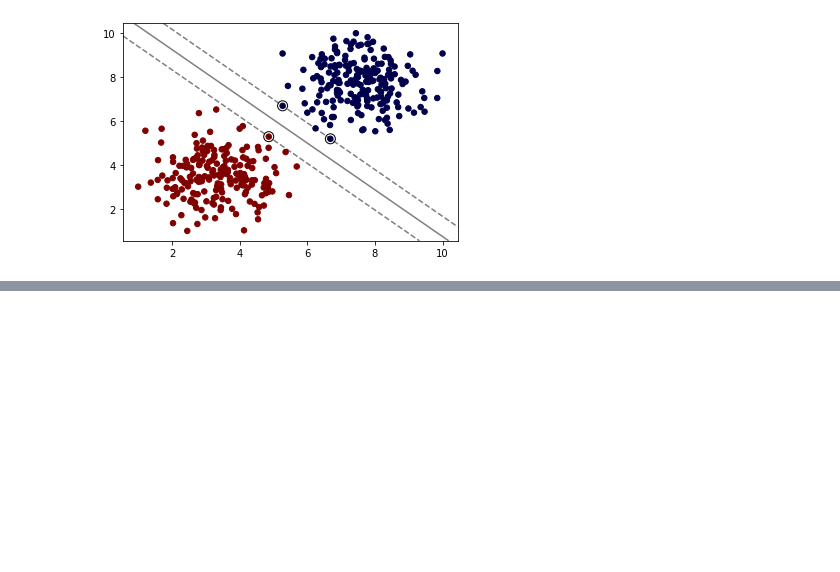
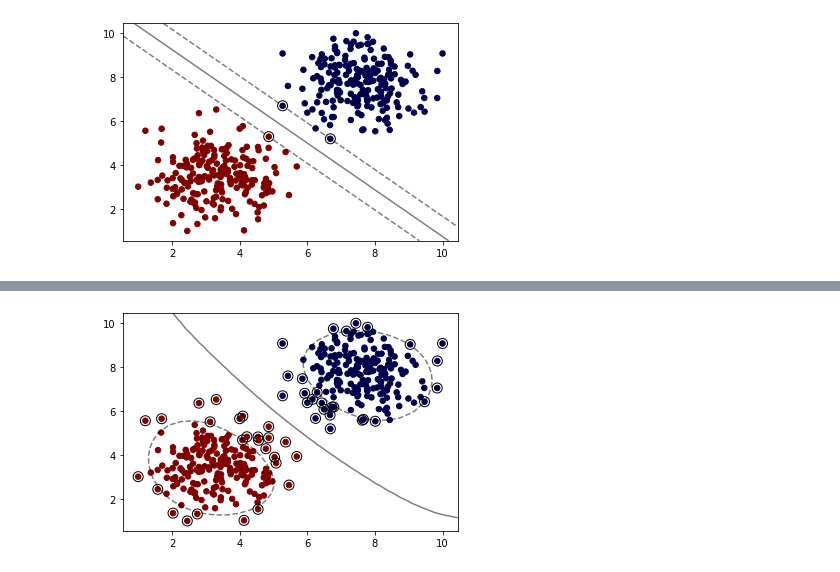
Before and after one commit to Burcusenol/Machine-Learning-Algorithms, a Jupyter notebook: Support Vector Machines/Support Vector.ipynb, the cells around one changed output, grey strips where cells are left out. Cells and saved outputs as stored; diff of their text form; code cells hidden in the pictures; blank space fills up the shorter version.

```diff
--- a/Support Vector Machines/Support Vector.ipynb
+++ b/Support Vector Machines/Support Vector.ipynb
@@ -76,0 +95,6 @@ plot_svm_boundary(model,X,y)
+# %%
+model=SVC(kernel="rbf",C=0.1)
+model.fit(X,y)
+plot_svm_boundary(model,X,y)
+# %% [output]
+[figure, added]
```
Also changed, not shown: parts of 45 cells of this notebook, 1 other file.
